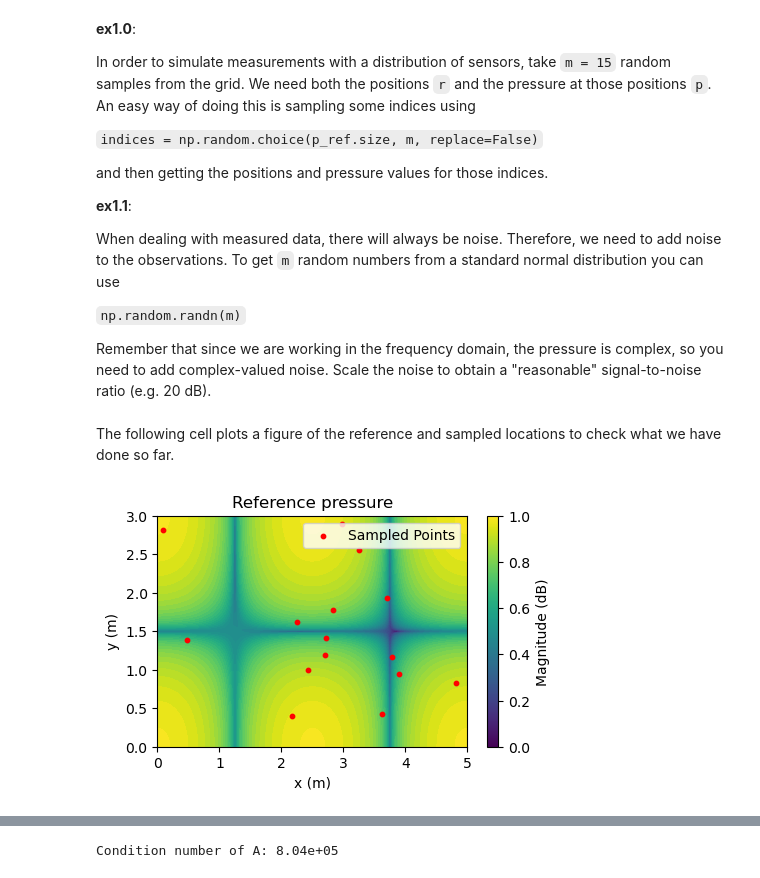
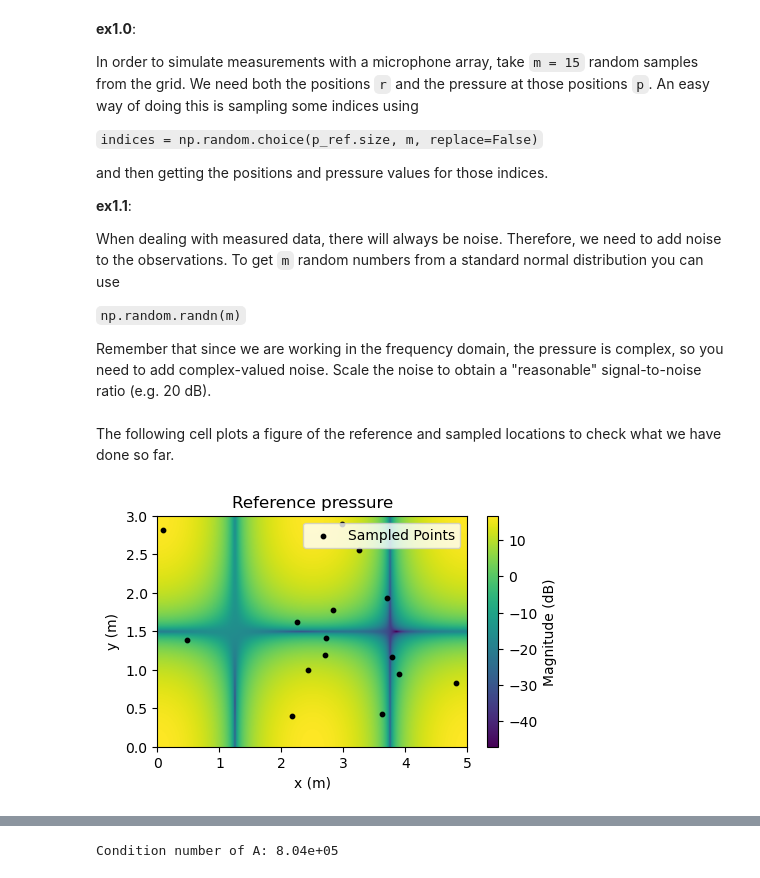
Before and after one commit to samuel-verburg/EEA-summer-school-2025, a Jupyter notebook: exercise1.ipynb, the cells around one changed output, grey strips where cells are left out. Cells and saved outputs as stored; diff of their text form; code cells hidden in the pictures.

```diff
--- a/exercise1.ipynb
+++ b/exercise1.ipynb
@@ -112,7 +114,7 @@ p_ref = Greens_room(r_rec[:, 0], r_rec[:, 1], x0, y0, Lx, Ly, Nx, Ny, f, tau, c)
 # %% [markdown]
 **ex1.0**:
 
-In order to simulate measurements with a distribution of sensors, take `m = 15` random samples from the grid. We need both the positions `r` and the pressure at those positions `p`.
+In order to simulate measurements with a microphone array, take `m = 15` random samples from the grid. We need both the positions `r` and the pressure at those positions `p`.
 An easy way of doing this is sampling some indices using
 
 `indices = np.random.choice(p_ref.size, m, replace=False)`
@@ -141,17 +142,17 @@ r = r_rec[indices]
 The following cell plots a figure of the reference and sampled locations to check what we have done so far.
 # %%
 # Figure of the reference pressure over space and the sampled points
-plt.figure(figsize=(5, 3))
-plt.contourf(X, Y, 20*np.log10(np.abs(p_ref)).reshape(X.shape), levels=50, cmap='viridis')
-plt.scatter(r[:, 0], r[:, 1], c='red', s=10, label='Sampled Points')
+fig = plt.figure(figsize=(5, 3))
+im = plt.imshow(20 * np.log10(np.abs(p_ref)).reshape(X.shape), extent=(0, Lx, 0, Ly), aspect='auto', cmap='viridis')
+plt.scatter(r[:, 0], r[:, 1], c='black', s=10, label='Sampled Points')
 plt.legend(loc='upper right')
-plt.colorbar(label='Magnitude (dB)')
+fig.colorbar(im, label='Magnitude (dB)')
 plt.title('Reference pressure')
 plt.xlabel('x (m)')
 plt.ylabel('y (m)')
 plt.show()
 # %% [output]
-[figure, old version]
+[figure, new version]
 # %% [markdown]
 **Plane wave expansion.**
 
```
Also changed, not shown: parts of 25 cells of this notebook, 1 other file.
